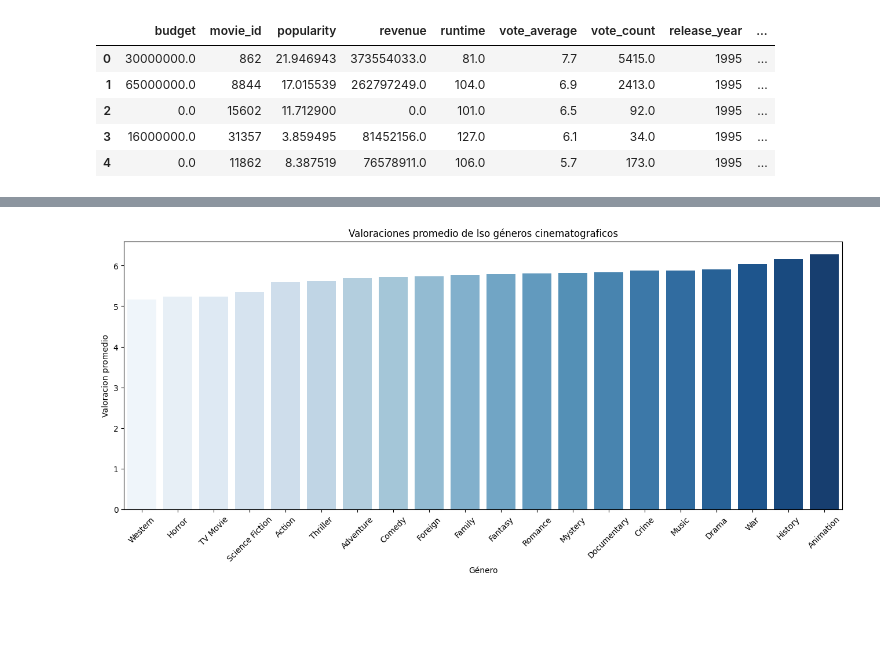
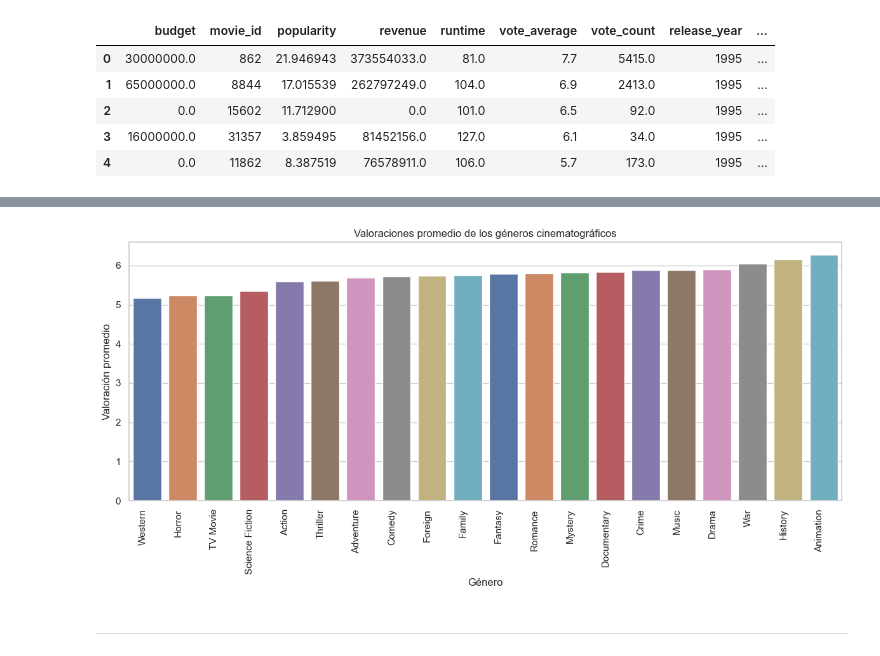
Before and after one commit to uriellmendezz/Movies_Recommendation_API, a Jupyter notebook: notebooks/EDA_process/EDA_movies.ipynb, the cells around one changed output, grey strips where cells are left out. Drawn from its saved outputs; the diff is of its cells as text; code cells hidden in the pictures; blank space fills up the shorter version.

```diff
--- a/notebooks/EDA_process/EDA_movies.ipynb
+++ b/notebooks/EDA_process/EDA_movies.ipynb
@@ -458,18 +536,26 @@ Veo cuales son los generos que tienen mejor valoracion de 'vote_avergare'
-# %%
-rating_genres = {k:[] for k in generos_cinematograficos.keys()}
-for key in rating_genres:
-    # Busco cuantas peliculas tiene es su genero a la key y agrego esa cantidad al diccionario al genero que le corresponde
-    cantidad = movies.vote_average.loc[movies.genres.fillna(' ').str.contains(key)].mean()
-    rating_genres[key] = cantidad
+# %%
+rating_genres = {}
+
+for key in movies_genres.keys():
+    # Crear una serie booleana para verificar si el género está presente en cada película
+    genre_mask = movies['genres'].fillna(' ').apply(lambda x: key in x)
+
+    # Filtrar las películas por género y calcular la valoración promedio
+    genre_ratings = movies.loc[genre_mask, 'vote_average']
+    avg_rating = genre_ratings.mean()
+    rating_genres[key] = avg_rating
 # %%
 rating_genres = pd.Series(rating_genres).sort_values() # Ordeno de manera ascendente en función de los valores
 # %%
-plt.figure(figsize=(16,6))
-sns.barplot(x=list(rating_genres.keys()), y= list(rating_genres.values), palette='Blues')
+plt.figure(figsize=(12, 6))
+sns.barplot(x=list(rating_genres.keys()), y=list(rating_genres.values), palette='deep')
 plt.xlabel('Género')
-plt.ylabel('Valoracion promedio')
-plt.title('Valoraciones promedio de lso géneros cinematograficos')
-plt.xticks(rotation=45)
+plt.ylabel('Valoración promedio')
+plt.title('Valoraciones promedio de los géneros cinematográficos')
+plt.xticks(rotation=90, ha='right')  # Ajustar la rotación y alineación de las etiquetas del eje x
+plt.tight_layout()  # Ajustar los espacios entre los elementos del gráfico
 plt.show()
 # %% [output]
-[figure, old version]
+[figure, new version]
+# %% [markdown]
+---
```
Also changed, not shown: parts of 68 cells of this notebook, 6 other files.
